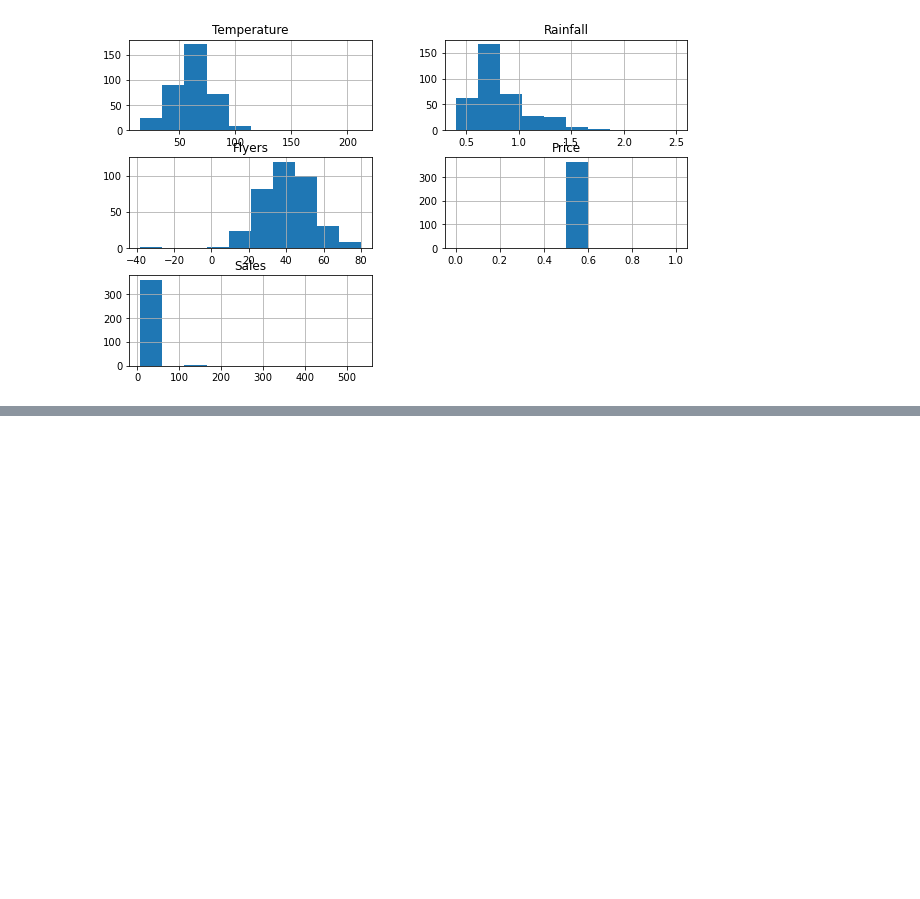
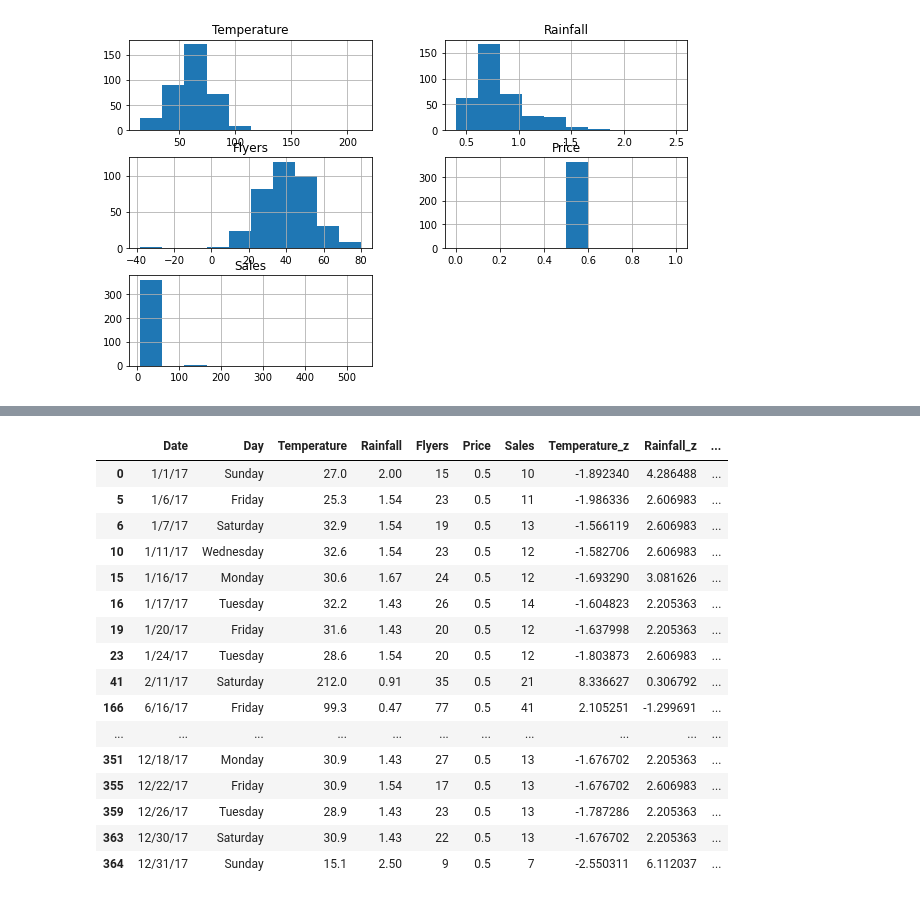
Before and after one commit to sophia-stewart/anomaly-detection-exercises, a Jupyter notebook: continuous_probabilistic_methods.ipynb, the cells around one changed output, grey strips where cells are left out. Drawn from its saved outputs; the diff is of its cells as text; code cells hidden in the pictures; blank space fills up the shorter version.

```diff
--- a/continuous_probabilistic_methods.ipynb
+++ b/continuous_probabilistic_methods.ipynb
@@ -247,0 +260,9 @@ lemonade.hist(figsize=(10,6));
+# %%
+# list normally distributed cols
+norm = ['Temperature', 'Rainfall', 'Flyers', 'Sales']
+# %%
+# calculate z-scores, add to dataframe
+z_scores=pd.DataFrame()
+for col in lemonade[norm]:
+    lemonade[str(col)+'_z'] = ((lemonade[col] - lemonade[col].mean()) / lemonade[col].std())
+lemonade
@@ -247,0 +283,21 @@ lemonade.hist(figsize=(10,6));
+# %%
+# outliers using 2 sigma rule
+lemonade[(lemonade['Temperature_z'].abs() >= 2) | (lemonade['Rainfall_z'].abs() >= 2) | (lemonade['Flyers_z'].abs() >= 2) | (lemonade['Sales_z'].abs() >= 2)]
+# %% [output]
+|  | Date | Day | Temperature | Rainfall | Flyers | Price | Sales | Temperature_z | Rainfall_z | ... |
+| 0 | 1/1/17 | Sunday | 27.0 | 2.00 | 15 | 0.5 | 10 | -1.892340 | 4.286488 | ... |
+| 5 | 1/6/17 | Friday | 25.3 | 1.54 | 23 | 0.5 | 11 | -1.986336 | 2.606983 | ... |
+| 6 | 1/7/17 | Saturday | 32.9 | 1.54 | 19 | 0.5 | 13 | -1.566119 | 2.606983 | ... |
+| 10 | 1/11/17 | Wednesday | 32.6 | 1.54 | 23 | 0.5 | 12 | -1.582706 | 2.606983 | ... |
+| 15 | 1/16/17 | Monday | 30.6 | 1.67 | 24 | 0.5 | 12 | -1.693290 | 3.081626 | ... |
+| 16 | 1/17/17 | Tuesday | 32.2 | 1.43 | 26 | 0.5 | 14 | -1.604823 | 2.205363 | ... |
+| 19 | 1/20/17 | Friday | 31.6 | 1.43 | 20 | 0.5 | 12 | -1.637998 | 2.205363 | ... |
+| 23 | 1/24/17 | Tuesday | 28.6 | 1.54 | 20 | 0.5 | 12 | -1.803873 | 2.606983 | ... |
+| 41 | 2/11/17 | Saturday | 212.0 | 0.91 | 35 | 0.5 | 21 | 8.336627 | 0.306792 | ... |
+| 166 | 6/16/17 | Friday | 99.3 | 0.47 | 77 | 0.5 | 41 | 2.105251 | -1.299691 | ... |
+| ... | ... | ... | ... | ... | ... | ... | ... | ... | ... | ... |
+| 351 | 12/18/17 | Monday | 30.9 | 1.43 | 27 | 0.5 | 13 | -1.676702 | 2.205363 | ... |
+| 355 | 12/22/17 | Friday | 30.9 | 1.54 | 17 | 0.5 | 13 | -1.676702 | 2.606983 | ... |
+| 359 | 12/26/17 | Tuesday | 28.9 | 1.43 | 23 | 0.5 | 13 | -1.787286 | 2.205363 | ... |
+| 363 | 12/30/17 | Saturday | 30.9 | 1.43 | 22 | 0.5 | 13 | -1.676702 | 2.205363 | ... |
+| 364 | 12/31/17 | Sunday | 15.1 | 2.50 | 9 | 0.5 | 7 | -2.550311 | 6.112037 | ... |
```
Also changed, not shown: parts of 14 cells of this notebook.
